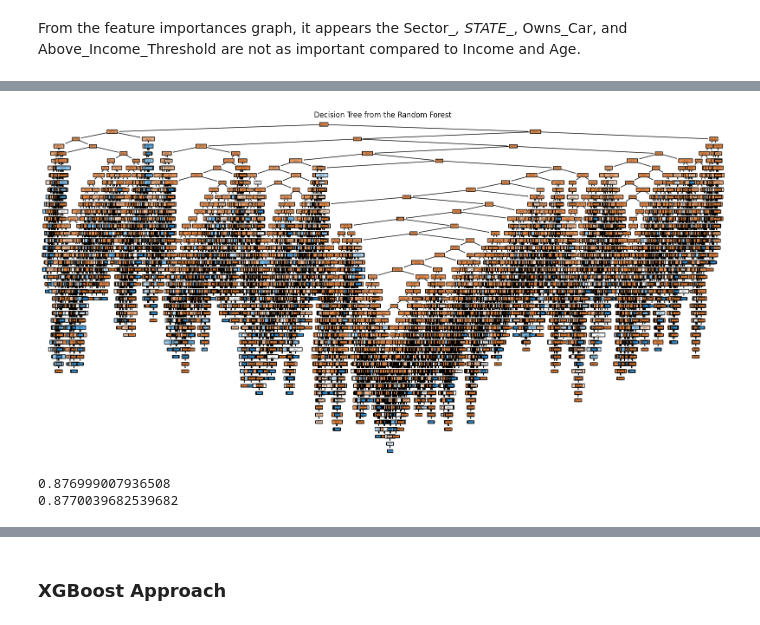
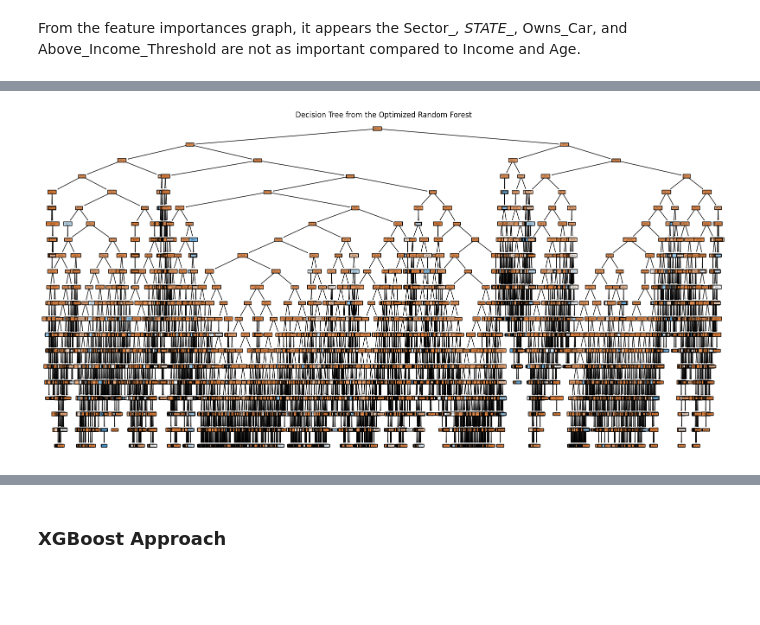
Before and after one commit to BenjaminUy/Predicting-Loan-User-Default-Risk, a Jupyter notebook: notebooks/Model_Development.ipynb, the cells around one changed output, grey strips where cells are left out. Cells and saved outputs as stored; diff of their text form; code cells hidden in the pictures; blank space fills up the shorter version.

Commit message:
Optimized random forest model using feature selection, random search CV, and decision thresholding.

```diff
--- a/notebooks/Model_Development.ipynb
+++ b/notebooks/Model_Development.ipynb
@@ -45,7 +65,6 @@ from sklearn.model_selection import train_test_split
 import numpy as np
 
 X = df.drop('Risk_Flag', axis=1)
-X['Income'] = np.log(X['Income'])
 y = df['Risk_Flag']
 
 X_train, X_test, y_train, y_test = train_test_split(X, y, test_size=0.2,
@@ -139,0 +225,26 @@ From the feature importances graph, it appears the Sector_*, STATE_*, Owns_Car,
+# %%
+# Let's use RandomizedSearchCV to optimize our model parameters
+from sklearn.model_selection import RandomizedSearchCV
+
+clf = RandomForestClassifier(random_state=123)
+
+'''
+Note, we are using X_train_selected with feature selection, so I probably
+don't need a max_features parameter.
+Also, I'll limit max_depth to 20 to prevent overfitting
+'''
+param_dist = {
+    'n_estimators': [50, 100],
+    'max_depth': [10, 15, 20],
+    'min_samples_split': [2, 5, 10],
+    'min_samples_leaf': [1, 2, 4],
+}
+
+search = RandomizedSearchCV(estimator=clf, param_distributions=param_dist,
+                                 n_iter=20, scoring='f1', cv=4, verbose=1)
+search.fit(X_train_selected, y_train)
+
+print("Best parameters found: ", search.best_params_)
+print("Best score found: ", search.best_score_)
+
+best_model = search.best_estimator_
@@ -139,0 +255,5 @@ From the feature importances graph, it appears the Sector_*, STATE_*, Owns_Car,
+# %%
+# Increase the value in the parameter min_samples_leaf for the optimized model
+# for better generalization
+best_model.set_params(min_samples_leaf=5)
+best_model.fit(X_train_selected, y_train)
@@ -140,16 +341,13 @@ From the feature importances graph, it appears the Sector_*, STATE_*, Owns_Car,
 # %%
 # Visualize one of the decision trees in this random forest
 
 from sklearn.tree import plot_tree
 
-tree = clf.estimators_[0]
+tree = best_model.estimators_[0]
 plt.figure(figsize=(20,10))
-plot_tree(tree,
-          feature_names=X.columns,
-          class_names=['Non-defaulter', 'Defaulter'],
-          filled=True,
-          rounded=True)
-plt.title("Decision Tree from the Random Forest")
+plot_tree(tree, feature_names=X_train_selected.columns,
+          class_names=['Non-defaulter', 'Defaulter'], filled=True, rounded=True)
+plt.title("Decision Tree from the Optimized Random Forest")
 plt.show()
 # %% [output]
-[figure, old version]
+[figure, new version]
@@ -207,10 +353,0 @@ plt.show()
-# %%
-clf = RandomForestClassifier(max_depth=5, random_state=123)
-clf.fit(X_train, y_train)
-print(clf.score(X_train, y_train))
-
-y_pred = clf.predict(X_test)
-print(clf.score(X_test, y_test))
-# %% [output]
-0.876999007936508
-0.8770039682539682
```
Also changed, not shown: parts of 22 cells of this notebook.
